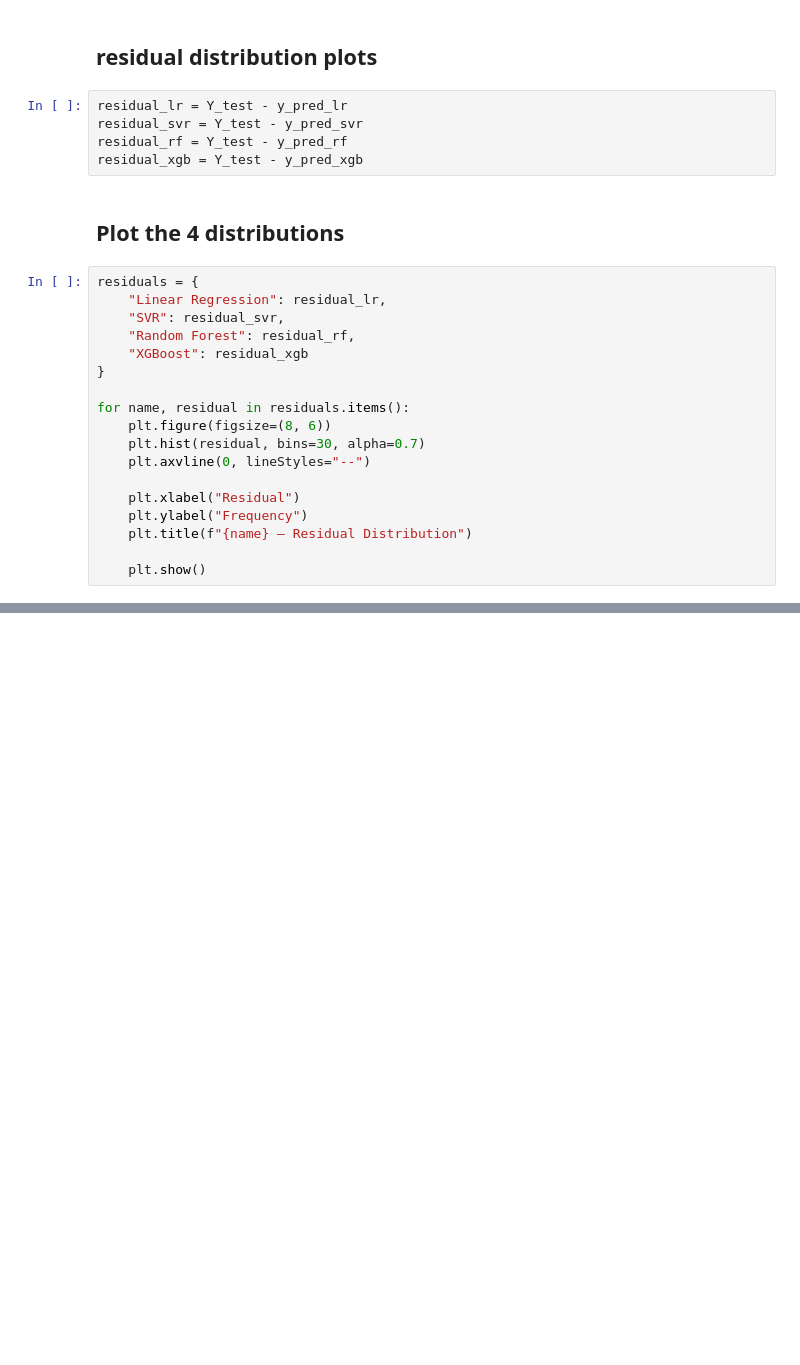
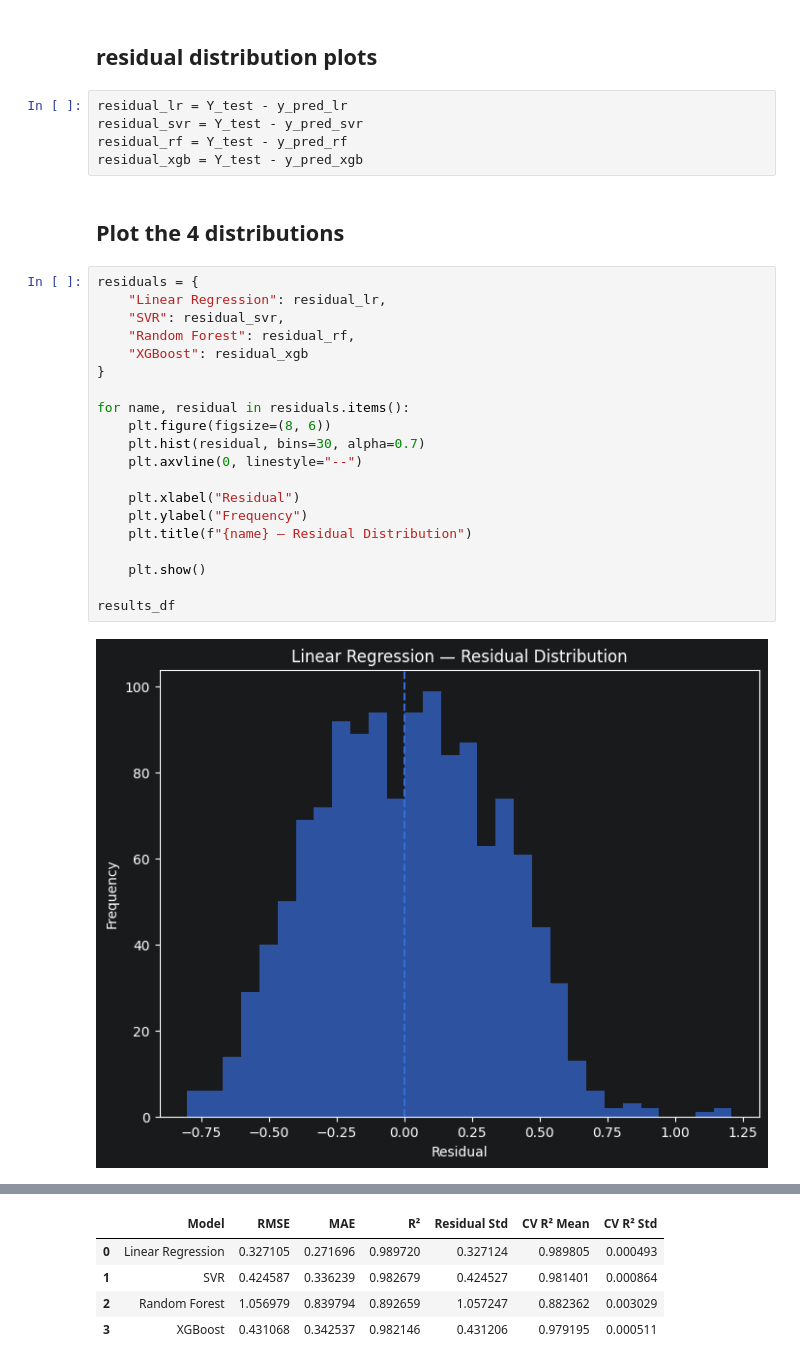
Before and after one commit to oelaimar/EduPredict, a Jupyter notebook: notebooks/05_model_evaluation.ipynb, the cells around one changed output, grey strips where cells are left out. Cells and saved outputs as stored; diff of their text form; blank space fills up the shorter version.

Commit message:
feat: add held-out model comparison and CV stability metrics

```diff
--- a/notebooks/05_model_evaluation.ipynb
+++ b/notebooks/05_model_evaluation.ipynb
@@ -104,18 +109,22 @@ residual_xgb = Y_test - y_pred_xgb
 # %%
 residuals = {
     "Linear Regression": residual_lr,
     "SVR": residual_svr,
     "Random Forest": residual_rf,
     "XGBoost": residual_xgb
 }
 
 for name, residual in residuals.items():
     plt.figure(figsize=(8, 6))
     plt.hist(residual, bins=30, alpha=0.7)
-    plt.axvline(0, lineStyles="--")
+    plt.axvline(0, linestyle="--")
 
     plt.xlabel("Residual")
     plt.ylabel("Frequency")
     plt.title(f"{name} — Residual Distribution")
 
     plt.show()
+
+results_df
+# %% [output]
+[figure, added]
@@ -121,0 +134,5 @@ for name, residual in residuals.items():
+|  | Model | RMSE | MAE | R² | Residual Std | CV R² Mean | CV R² Std |
+| 0 | Linear Regression | 0.327105 | 0.271696 | 0.989720 | 0.327124 | 0.989805 | 0.000493 |
+| 1 | SVR | 0.424587 | 0.336239 | 0.982679 | 0.424527 | 0.981401 | 0.000864 |
+| 2 | Random Forest | 1.056979 | 0.839794 | 0.892659 | 1.057247 | 0.882362 | 0.003029 |
+| 3 | XGBoost | 0.431068 | 0.342537 | 0.982146 | 0.431206 | 0.979195 | 0.000511 |
```
Also changed, not shown: parts of 3 cells of this notebook, 7 other files.
